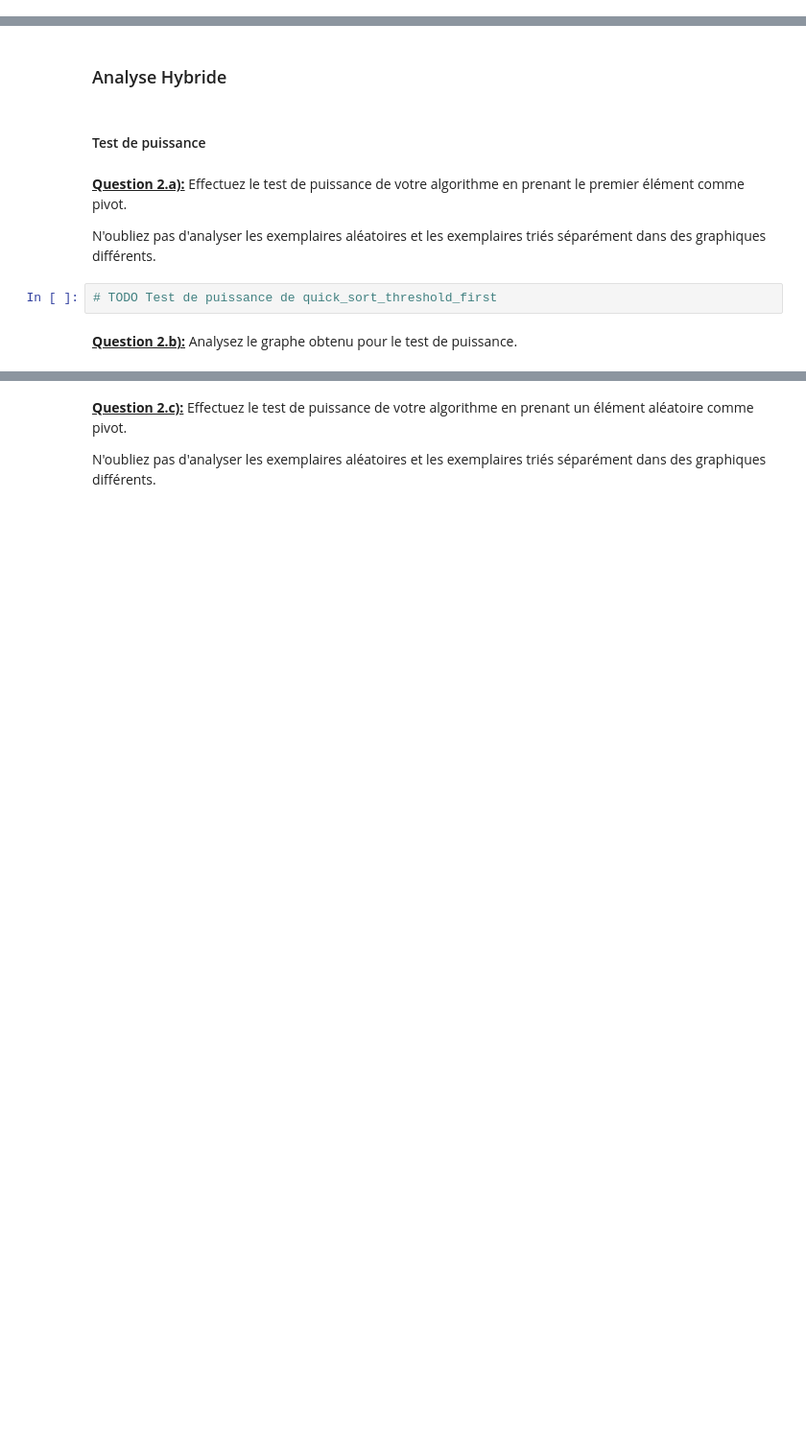
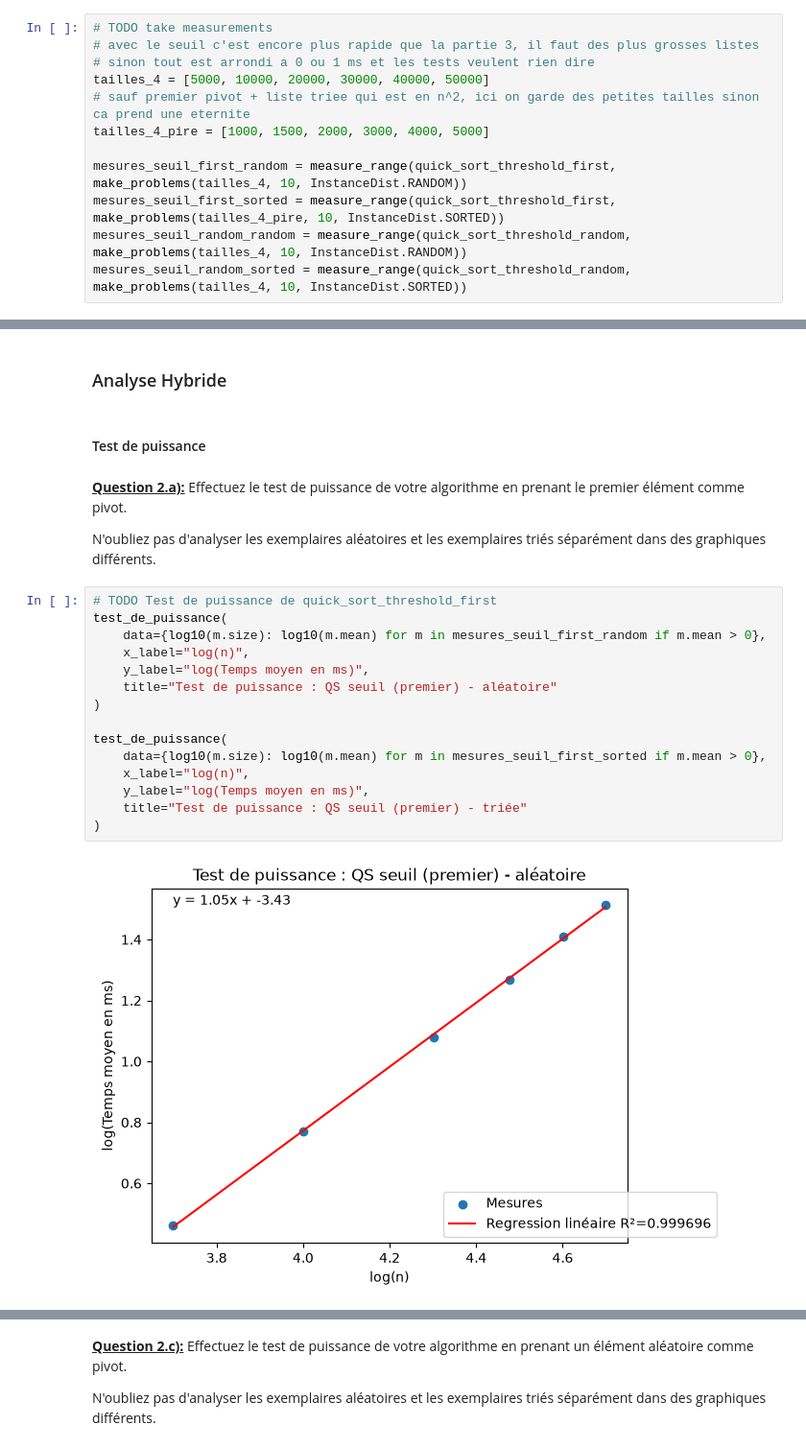
Before and after one commit to thguih/INF8775_TP1, a Jupyter notebook: tp1.ipynb, the cells around one changed output, grey strips where cells are left out. Shown at 96% size. Saved outputs shown, nothing was run; the diff lists cells and outputs as text; blank space fills up the shorter version.

```diff
--- a/tp1.ipynb
+++ b/tp1.ipynb
@@ -1000,0 +1122,12 @@ Pour l'algorithme de tri quick sort avec seuil de récursivité, vous devez effe
+# %%
+# TODO take measurements
+# avec le seuil c'est encore plus rapide que la partie 3, il faut des plus grosses listes
+# sinon tout est arrondi a 0 ou 1 ms et les tests veulent rien dire
+tailles_4 = [5000, 10000, 20000, 30000, 40000, 50000]
+# sauf premier pivot + liste triee qui est en n^2, ici on garde des petites tailles sinon ca prend une eternite
+tailles_4_pire = [1000, 1500, 2000, 3000, 4000, 5000]
+
+mesures_seuil_first_random = measure_range(quick_sort_threshold_first, make_problems(tailles_4, 10, InstanceDist.RANDOM))
+mesures_seuil_first_sorted = measure_range(quick_sort_threshold_first, make_problems(tailles_4_pire, 10, InstanceDist.SORTED))
+mesures_seuil_random_random = measure_range(quick_sort_threshold_random, make_problems(tailles_4, 10, InstanceDist.RANDOM))
+mesures_seuil_random_sorted = measure_range(quick_sort_threshold_random, make_problems(tailles_4, 10, InstanceDist.SORTED))
@@ -1006,7 +1167,20 @@ Pour l'algorithme de tri quick sort avec seuil de récursivité, vous devez effe
 <u>**Question 2.a):**</u> Effectuez le test de puissance de votre algorithme en prenant le premier élément comme pivot.
 
 N'oubliez pas d'analyser les exemplaires aléatoires et les exemplaires triés séparément dans des graphiques différents.
-# %%
-# TODO Test de puissance de quick_sort_threshold_first
-# %% [markdown]
-<u>**Question 2.b):**</u> Analysez le graphe obtenu pour le test de puissance.
+# %%
+# TODO Test de puissance de quick_sort_threshold_first
+test_de_puissance(
+    data={log10(m.size): log10(m.mean) for m in mesures_seuil_first_random if m.mean > 0},
+    x_label="log(n)",
+    y_label="log(Temps moyen en ms)",
+    title="Test de puissance : QS seuil (premier) - aléatoire"
+)
+
+test_de_puissance(
+    data={log10(m.size): log10(m.mean) for m in mesures_seuil_first_sorted if m.mean > 0},
+    x_label="log(n)",
+    y_label="log(Temps moyen en ms)",
+    title="Test de puissance : QS seuil (premier) - triée"
+)
+# %% [output]
+[figure, added]
```
Also changed, not shown: parts of 62 cells of this notebook.
